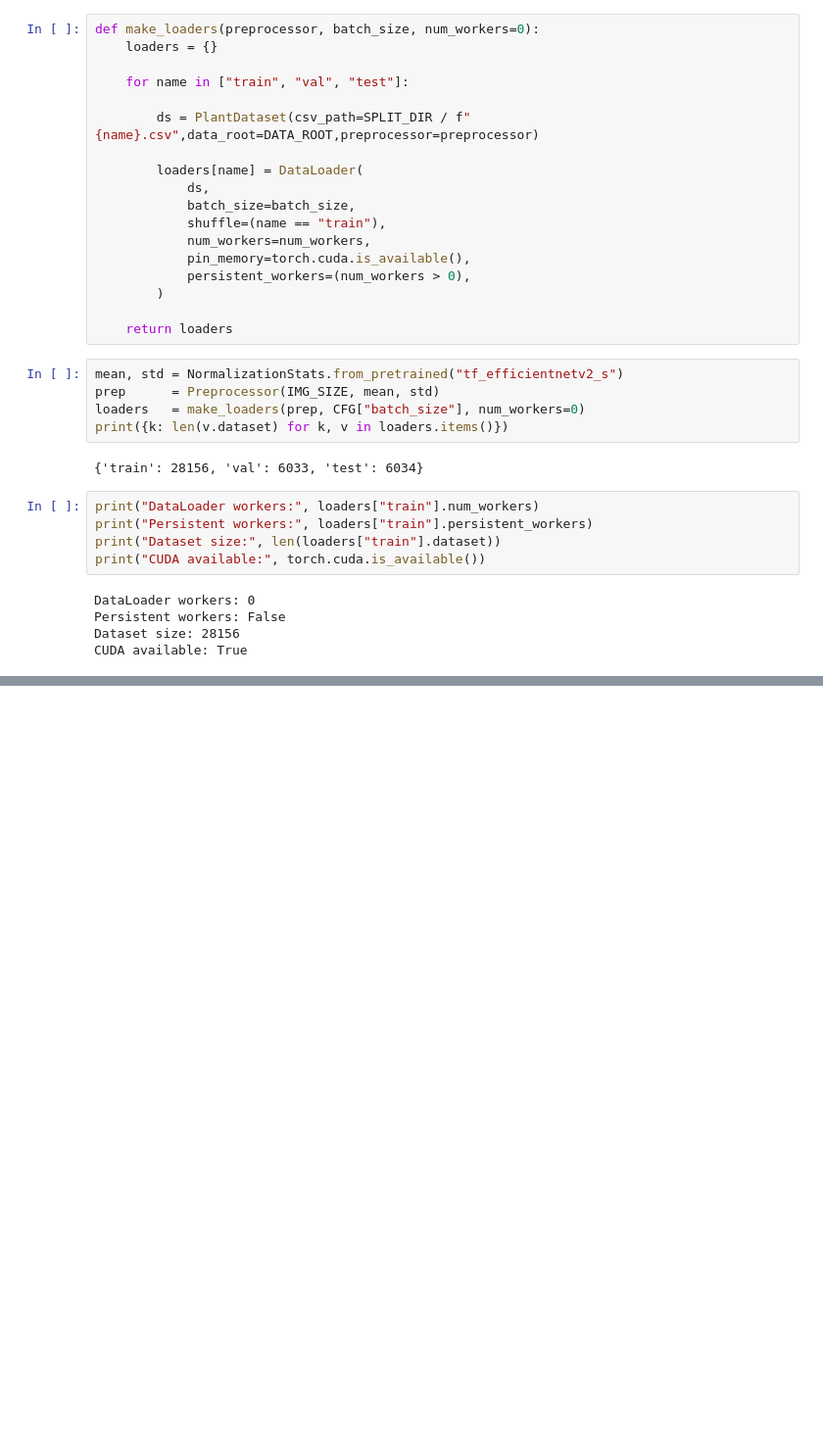
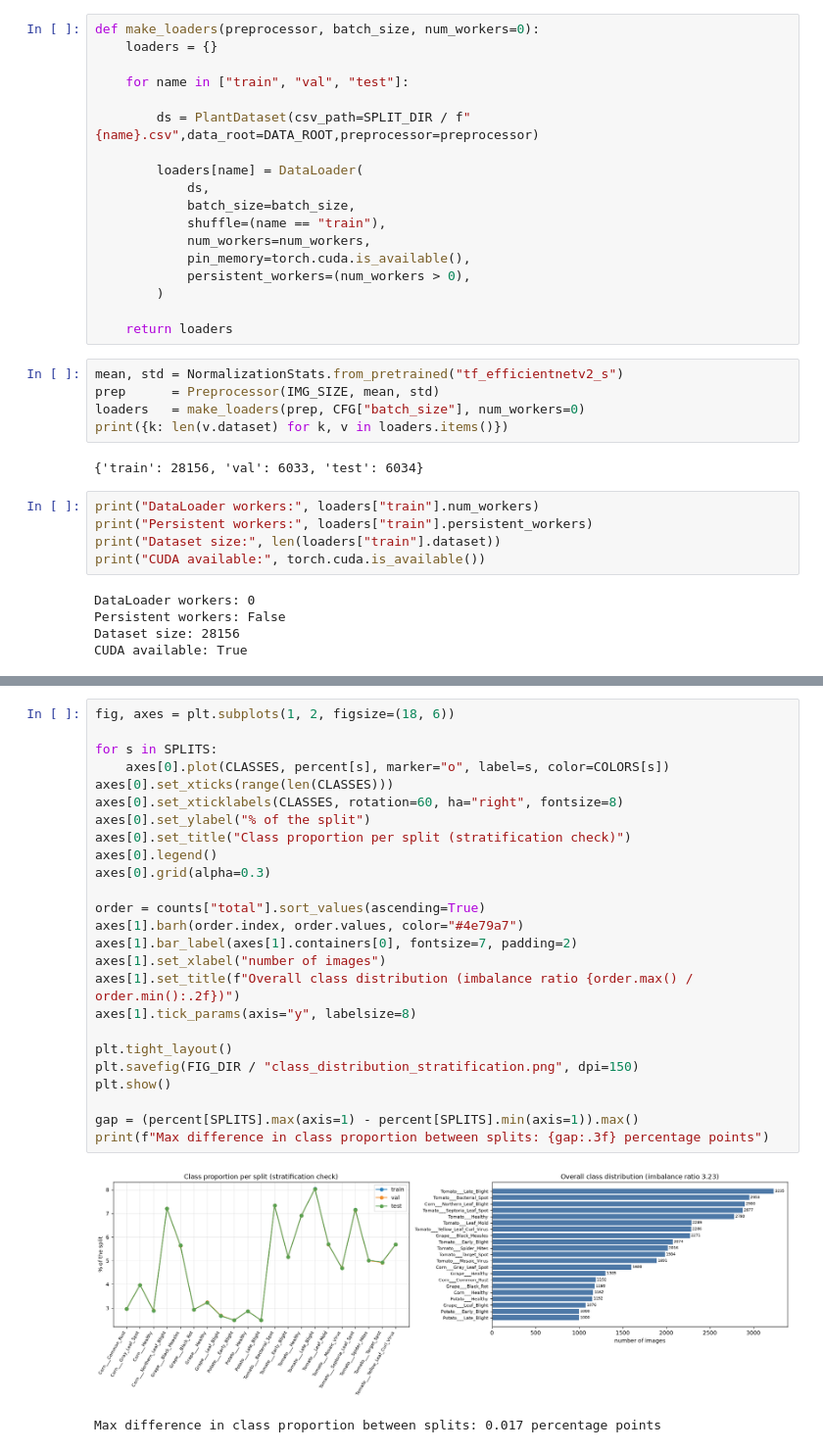
Before and after one commit to AmbitiousFlowDev/plant-diseases-classification, a Jupyter notebook: notebooks/01_data_and_preprocessing.ipynb, the cells around one changed output, grey strips where cells are left out. Shown at 98% size. Drawn from its saved outputs; the diff is of its cells as text; blank space fills up the shorter version.

```diff
--- a/notebooks/01_data_and_preprocessing.ipynb
+++ b/notebooks/01_data_and_preprocessing.ipynb
@@ -353,0 +417,28 @@ Per-channel std  (should be ~1): [0.377 0.35  0.389]
+# %%
+fig, axes = plt.subplots(1, 2, figsize=(18, 6))
+
+for s in SPLITS:
+    axes[0].plot(CLASSES, percent[s], marker="o", label=s, color=COLORS[s])
+axes[0].set_xticks(range(len(CLASSES)))
+axes[0].set_xticklabels(CLASSES, rotation=60, ha="right", fontsize=8)
+axes[0].set_ylabel("% of the split")
+axes[0].set_title("Class proportion per split (stratification check)")
+axes[0].legend()
+axes[0].grid(alpha=0.3)
+
+order = counts["total"].sort_values(ascending=True)
+axes[1].barh(order.index, order.values, color="#4e79a7")
+axes[1].bar_label(axes[1].containers[0], fontsize=7, padding=2)
+axes[1].set_xlabel("number of images")
+axes[1].set_title(f"Overall class distribution (imbalance ratio {order.max() / order.min():.2f})")
+axes[1].tick_params(axis="y", labelsize=8)
+
+plt.tight_layout()
+plt.savefig(FIG_DIR / "class_distribution_stratification.png", dpi=150)
+plt.show()
+
+gap = (percent[SPLITS].max(axis=1) - percent[SPLITS].min(axis=1)).max()
+print(f"Max difference in class proportion between splits: {gap:.3f} percentage points")
+# %% [output]
+[figure, added]
+Max difference in class proportion between splits: 0.017 percentage points
```
Also changed, not shown: parts of 6 cells of this notebook, 3 other files.
